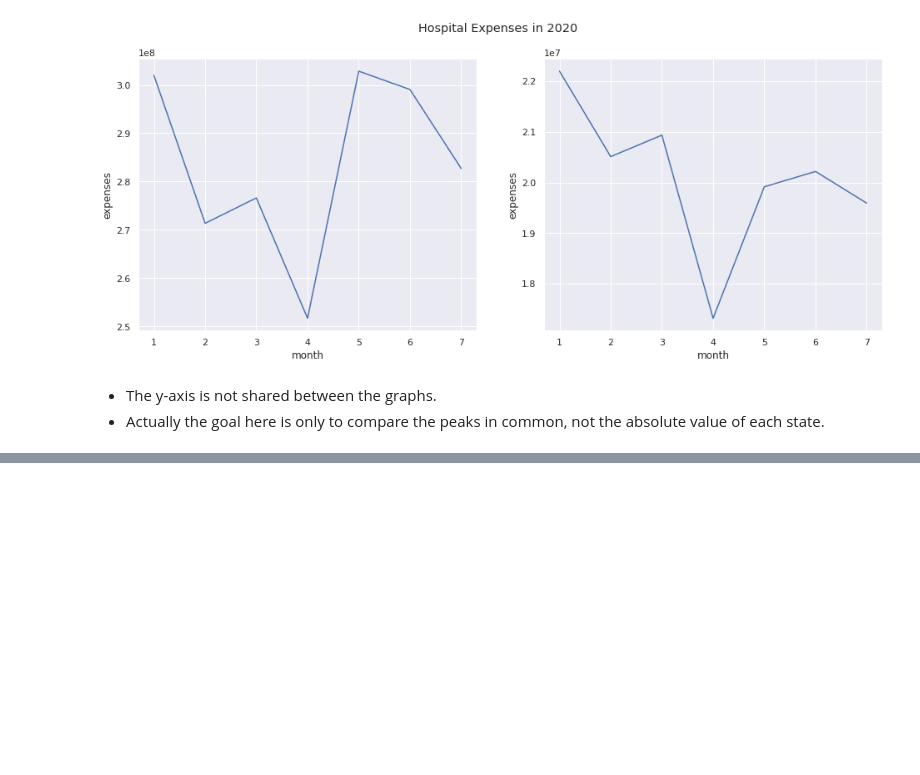
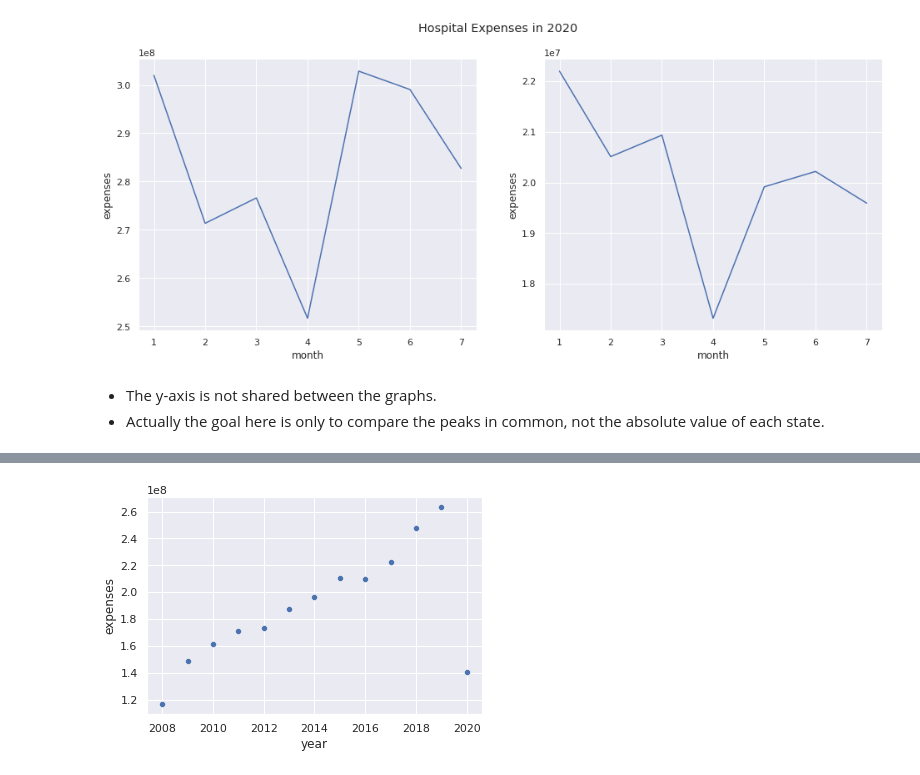
Before and after one commit to gabrielatrindade/alura-bootcamp, a Jupyter notebook: module2/lessons/hospital_expenses_sus_brazil_2.ipynb, the cells around one changed output, grey strips where cells are left out. Cells and saved outputs as stored; diff of their text form; code cells hidden in the pictures; blank space fills up the shorter version.

```diff
--- a/module2/lessons/hospital_expenses_sus_brazil_2.ipynb
+++ b/module2/lessons/hospital_expenses_sus_brazil_2.ipynb
@@ -1542,0 +1583,8 @@ Aula 05: Avançando em Pandas e Seaborn
+# %%
+sns.scatterplot(data=hospital_expenses_groupby_year_rn,
+                x=hospital_expenses_groupby_year_rn.index,
+                y='expenses')
+
+plt.show()
+# %% [output]
+[figure, added]
```
Also changed, not shown: parts of 27 cells of this notebook.
